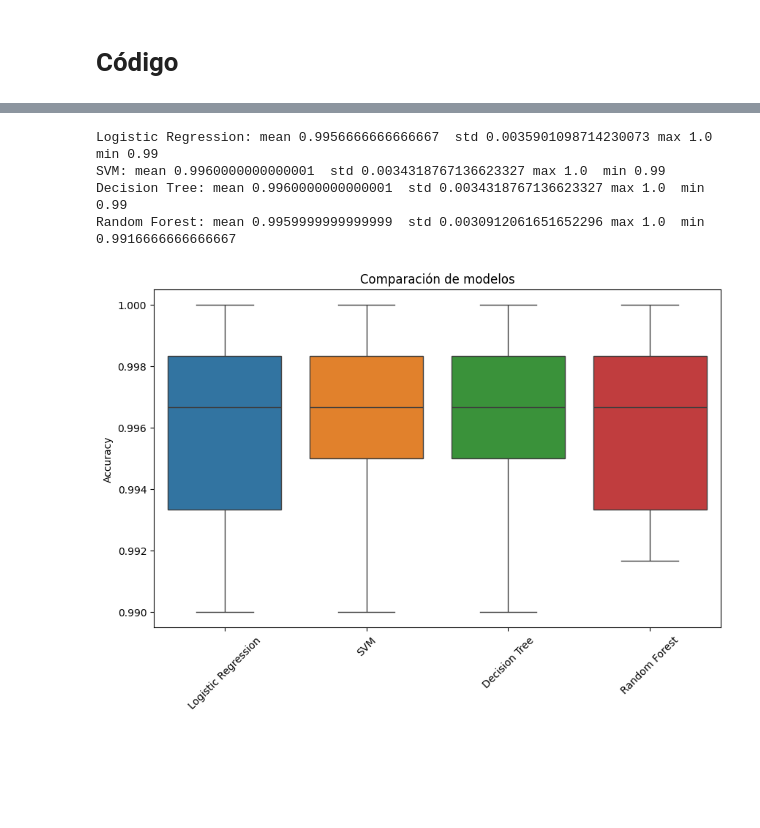
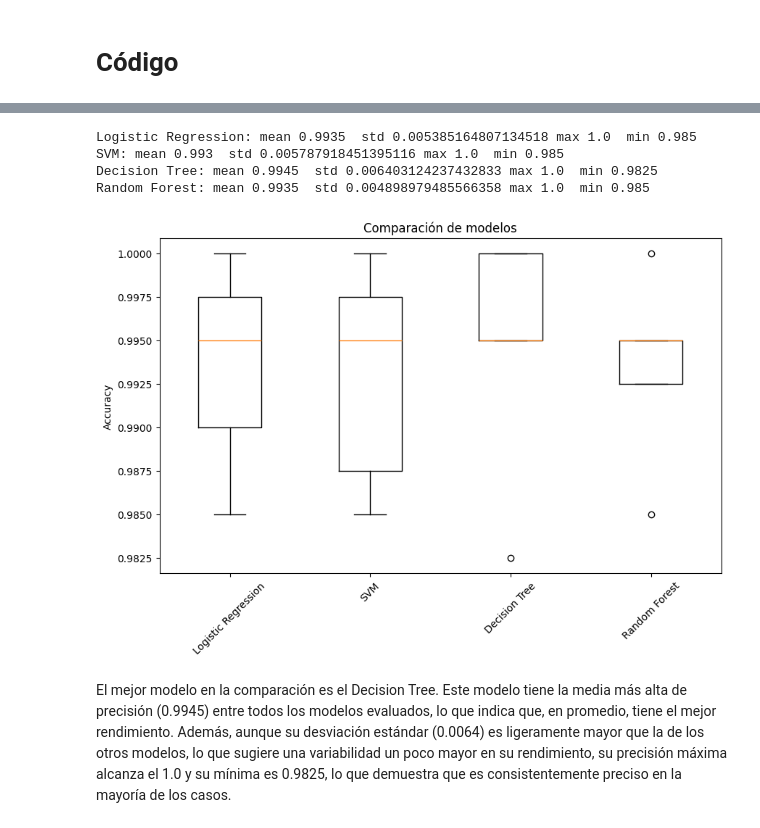
Before and after one commit to talaman/master-ai-m5a1, a Jupyter notebook: notebook-spa.ipynb, the cells around one changed output, grey strips where cells are left out. Saved outputs shown, nothing was run; the diff lists cells and outputs as text; code cells hidden in the pictures; blank space fills up the shorter version.

```diff
--- a/notebook-spa.ipynb
+++ b/notebook-spa.ipynb
@@ -137,3 +141,9 @@ X_train, X_test, y_train, y_test = train_test_split(features, labels, test_size=
+# %%
+# Para la división del dataset, estoy considerando la practica de MLOps donde se divide el dataset en 3 partes: Train, Validation y Test.
+# En este caso, al incorporar la validación cruzada, se dividió el dataset en 2 partes: Train y Test,
+# donde en Train se realizará validación cruzada generando el set de validación de forma dinámica y automática, mientras que el conjunto de prueba se utilizará para realizar la evaluación final de los modelos.
+# Se usa un 80% de los datos para entrenamiento y un 20% para prueba.
+X_train, X_test, y_train, y_test = train_test_split(features, labels, test_size=0.2, random_state=42, stratify=labels)
 # %%
 # Hiperparámetros para Regresión Logística
 log_param_grid = {
@@ -252,30 +257,26 @@ plot_confusion_matrix(y_test, best_forest_model.predict(X_test), 'Random Forest'
 # %%
-from sklearn.model_selection import cross_val_score
-import numpy as np
-import pandas as pd
-
-
-
 results = {}
 results['Logistic Regression'] = cross_val_score(best_log_model, X_test, y_test, cv=5)
 results['SVM'] = cross_val_score(best_svm_model, X_test, y_test, cv=5)
 results['Decision Tree'] = cross_val_score(best_tree_model, X_test, y_test, cv=5)
 results['Random Forest'] = cross_val_score(best_forest_model, X_test, y_test, cv=5)
 
 # Resultados
 for name, scores in results.items():
     print(f'{name}: mean {np.mean(scores)}  std {np.std(scores)} max {np.max(scores)}  min {np.min(scores)}')
 
 # Gráfico de cajas y bigotes
 plt.figure(figsize=(10, 6))
-sns.boxplot(data=pd.DataFrame(results))
+plt.boxplot([results['Logistic Regression'], results['SVM'], results['Decision Tree'], results['Random Forest']], labels=['Logistic Regression', 'SVM', 'Decision Tree', 'Random Forest'])
 plt.title('Comparación de modelos')
 plt.ylabel('Accuracy')
 plt.xticks(rotation=45)
 plt.show()
 # %% [output]
-Logistic Regression: mean 0.9956666666666667  std 0.0035901098714230073 max 1.0  min 0.99
-SVM: mean 0.9960000000000001  std 0.0034318767136623327 max 1.0  min 0.99
-Decision Tree: mean 0.9960000000000001  std 0.0034318767136623327 max 1.0  min 0.99
-Random Forest: mean 0.9959999999999999  std 0.0030912061651652296 max 1.0  min 0.9916666666666667
+Logistic Regression: mean 0.9935  std 0.005385164807134518 max 1.0  min 0.985
+SVM: mean 0.993  std 0.005787918451395116 max 1.0  min 0.985
+Decision Tree: mean 0.9945  std 0.006403124237432833 max 1.0  min 0.9825
+Random Forest: mean 0.9935  std 0.004898979485566358 max 1.0  min 0.985
-[figure, old version]
+[figure, new version]
+# %% [markdown]
+El mejor modelo en la comparación es el Decision Tree. Este modelo tiene la media más alta de precisión (0.9945) entre todos los modelos evaluados, lo que indica que, en promedio, tiene el mejor rendimiento. Además, aunque su desviación estándar (0.0064) es ligeramente mayor que la de los otros modelos, lo que sugiere una variabilidad un poco mayor en su rendimiento, su precisión máxima alcanza el 1.0 y su mínima es 0.9825, lo que demuestra que es consistentemente preciso en la mayoría de los casos.
```
Also changed, not shown: parts of 8 cells of this notebook, 1 other file.
